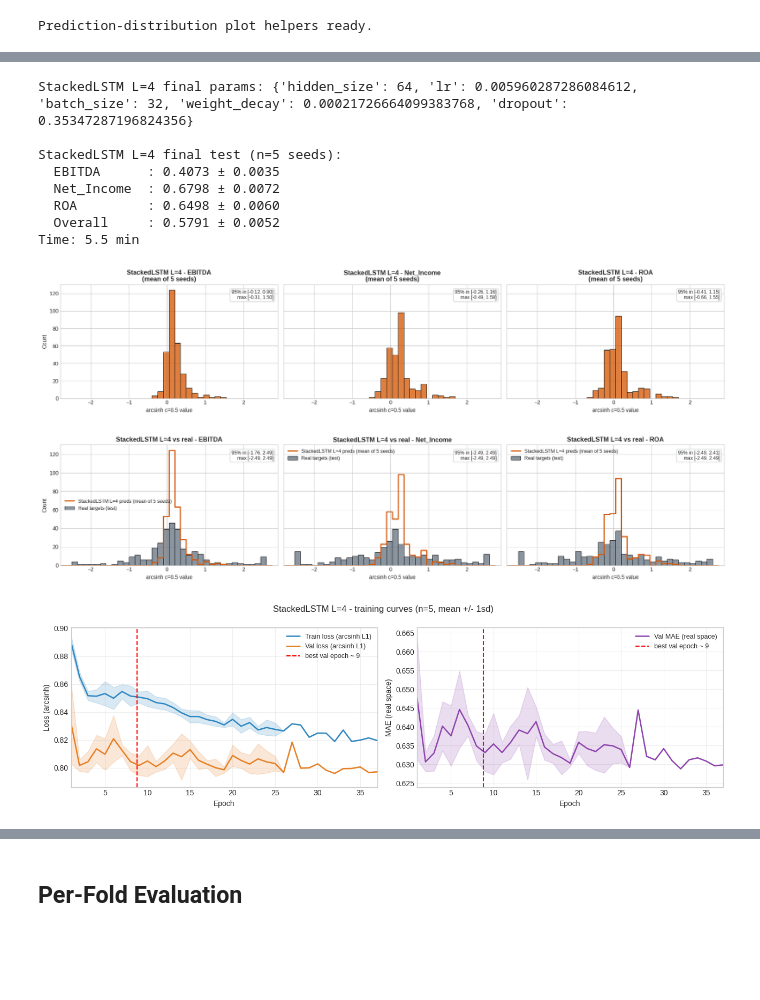
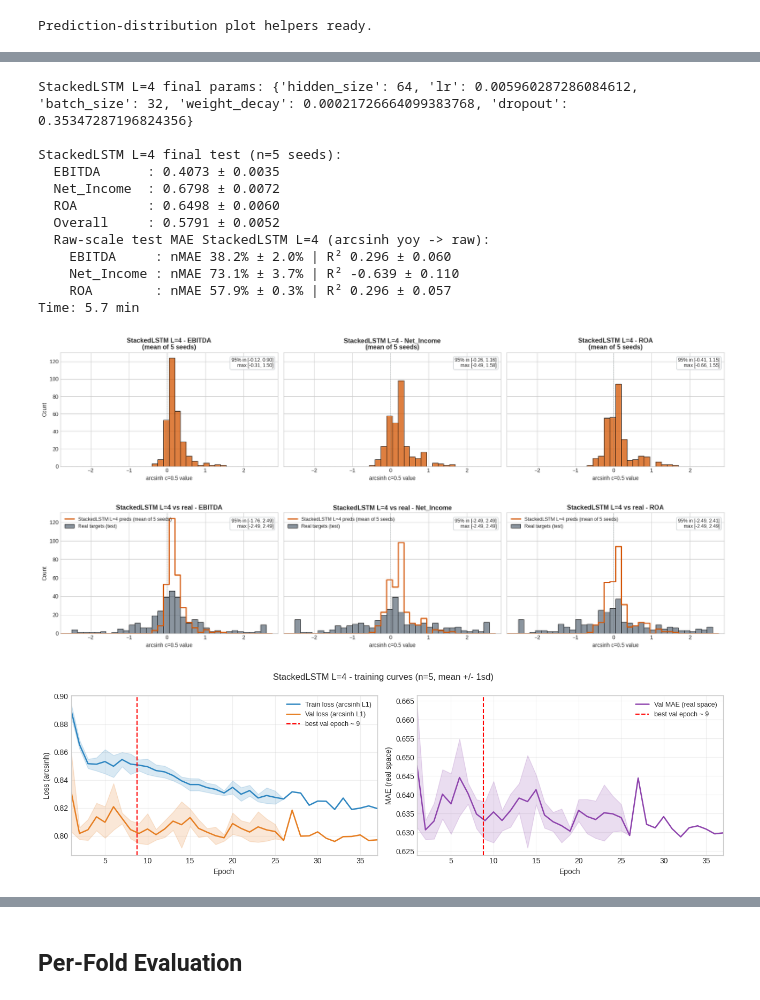
Before and after one commit to dvdbaggio/Mixed-Frequency-Forecasting, a Jupyter notebook: Model/lstm_with_regularization_arcsinh.ipynb, the cells around one changed output, grey strips where cells are left out. Drawn from its saved outputs; the diff is of its cells as text; code cells hidden in the pictures; blank space fills up the shorter version.

```diff
--- a/Model/lstm_with_regularization_arcsinh.ipynb
+++ b/Model/lstm_with_regularization_arcsinh.ipynb
@@ -1530,8 +1530,9 @@ def collect_predictions_arcsinh_mtl(model, loader):
 
 def run_n_seeded_final_mtl(make_model_fn, params, n_seeds=N_FINAL_SEEDS):
     """Train `n_seeds` independent models on train/val (train<=2022, val=2023), test on 2024+2025.
-    Returns (results, test_res_per_seed, preds_per_seed, hist_per_seed)."""
+    Returns (results, test_res_per_seed, preds_per_seed, hist_per_seed, raw_results)."""
     results = {t: [] for t in PREDICTION_TARGETS + ["Overall"]}
+    raw_results = {t: {"nmae_pct": [], "r2": []} for t in PREDICTION_TARGETS}
     hist_per_seed = []
     best_state_dicts = []
     test_res_per_seed = []
@@ -1548,8 +1549,13 @@ def run_n_seeded_final_mtl(make_model_fn, params, n_seeds=N_FINAL_SEEDS):
             results[k].append(v)
         test_res_per_seed.append(test_res)
         preds_per_seed.append(collect_predictions_arcsinh_mtl(model, te_loader))
+        yp_aligned = collect_predictions_aligned_mtl(model, te_loader)
+        raw_mae = raw_mae_yoy(yp_aligned, test_meta)
+        for k, v in raw_mae.items():
+            raw_results[k]["nmae_pct"].append(v["nmae_pct"])
+            raw_results[k]["r2"].append(v["r2"])
         hist_per_seed.append(history)
-    return results, test_res_per_seed, preds_per_seed, hist_per_seed
+    return results, test_res_per_seed, preds_per_seed, hist_per_seed, raw_results
 
 print("Multi-seed helper ready.")
 # %% [output]
@@ -1635,7 +1791,7 @@ def _plot_predictions_vs_targets(yp, yt, mask, model_name, tag):
                          element='step', fill=False, linewidth=2.0,
                          label=f'{model_name} preds ({tag})')
             _style_pred_axis(ax, real, f"{model_name} vs real - {target}")
-            ax.legend(fontsize=9)
+            ax.legend(fontsize=9, loc='upper left')
             if i == 0:
                 ax.set_ylabel('Count')
             else:
@@ -1829,11 +1985,12 @@ print(f"ShallowLSTM final params: {params_A}")
 def make_A(params):
     return make_shallow_mtl(train_data, val_data, params, selected_indices)
 _t0 = _time.time()
-results_A, test_res_A, preds_A, hist_A = run_n_seeded_final_mtl(make_A, params_A, n_seeds=N_FINAL_SEEDS)
+results_A, test_res_A, preds_A, hist_A, raw_A = run_n_seeded_final_mtl(make_A, params_A, n_seeds=N_FINAL_SEEDS)
 print(f"\nShallowLSTM final test (n={N_FINAL_SEEDS} seeds):")
 for k in PREDICTION_TARGETS + ["Overall"]:
     vals = results_A[k]
     print(f"  {k:12s}: {np.mean(vals):.4f} ± {np.std(vals):.4f}")
+print_raw_mae(raw_A, "ShallowLSTM (arcsinh yoy -> raw)")
 print(f"Time: {(_time.time()-_t0)/60:.1f} min")
 
 plot_prediction_distributions(preds_A, "ShallowLSTM")
@@ -1854,30 +2015,35 @@ Time: 4.2 min
 # %%
 params_B = study_B.best_trial.params
 print(f"StackedLSTM L=4 final params: {params_B}")
 def make_B(params):
     return make_stacked_mtl(train_data, val_data, params, selected_indices, num_layers=4)
 _t0 = _time.time()
-results_B, test_res_B, preds_B, hist_B = run_n_seeded_final_mtl(make_B, params_B, n_seeds=N_FINAL_SEEDS)
+results_B, test_res_B, preds_B, hist_B, raw_B = run_n_seeded_final_mtl(make_B, params_B, n_seeds=N_FINAL_SEEDS)
 print(f"\nStackedLSTM L=4 final test (n={N_FINAL_SEEDS} seeds):")
 for k in PREDICTION_TARGETS + ["Overall"]:
     vals = results_B[k]
     print(f"  {k:12s}: {np.mean(vals):.4f} ± {np.std(vals):.4f}")
+print_raw_mae(raw_B, "StackedLSTM L=4 (arcsinh yoy -> raw)")
 print(f"Time: {(_time.time()-_t0)/60:.1f} min")
 
 plot_prediction_distributions(preds_B, "StackedLSTM L=4")
 plot_predictions_vs_targets(preds_B, "StackedLSTM L=4")
 plot_training_curves(hist_B, "StackedLSTM L=4")
 # %% [output]
 StackedLSTM L=4 final params: {'hidden_size': 64, 'lr': 0.005960287286084612, 'batch_size': 32, 'weight_decay': 0.00021726664099383768, 'dropout': 0.35347287196824356}
 
 StackedLSTM L=4 final test (n=5 seeds):
   EBITDA      : 0.4073 ± 0.0035
   Net_Income  : 0.6798 ± 0.0072
   ROA         : 0.6498 ± 0.0060
   Overall     : 0.5791 ± 0.0052
-Time: 5.5 min
+  Raw-scale test MAE StackedLSTM L=4 (arcsinh yoy -> raw):
+    EBITDA     : nMAE 38.2% ± 2.0% | R² 0.296 ± 0.060
+    Net_Income : nMAE 73.1% ± 3.7% | R² -0.639 ± 0.110
+    ROA        : nMAE 57.9% ± 0.3% | R² 0.296 ± 0.057
+Time: 5.7 min
 [figure]
-[figure, old version]
+[figure, new version]
 [figure]
 # %%
 def make_multifreq_gdp_loaders_for_fold(tr_df, va_df, params):
```
Also changed, not shown: parts of 17 cells of this notebook.
